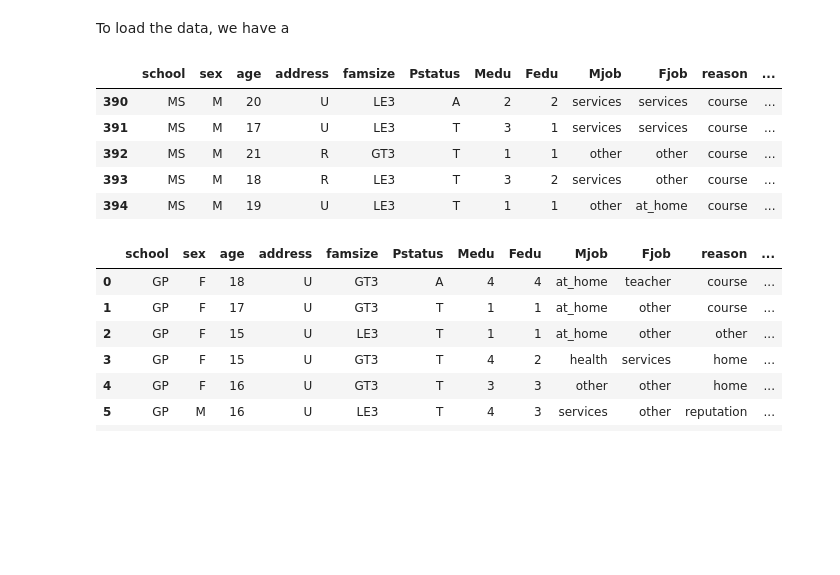
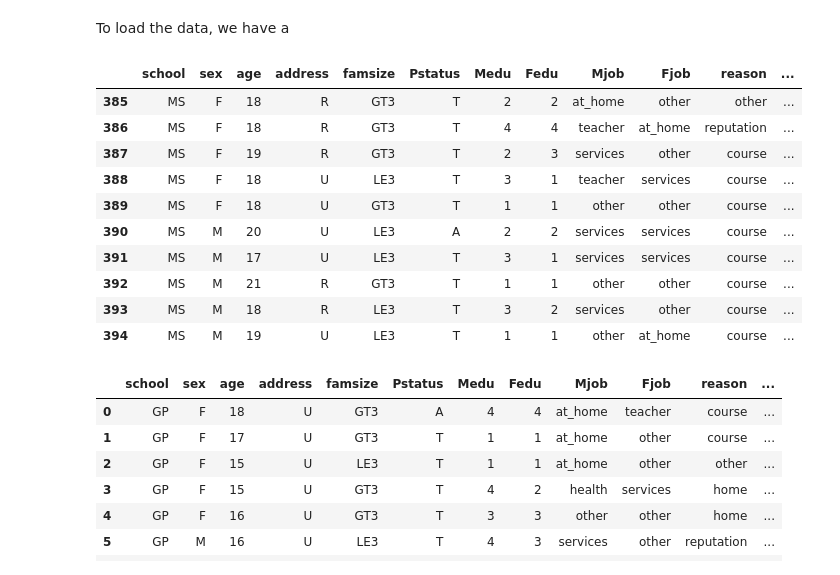
Before and after one commit to shivanishimpi/MLnow_2.0, a Jupyter notebook: 02_ExploratoryDataAnalysis.ipynb, the cells around one changed output. Saved outputs shown, nothing was run; the diff lists cells and outputs as text; code cells hidden in the pictures; blank space fills up the shorter version.

```diff
--- a/02_ExploratoryDataAnalysis.ipynb
+++ b/02_ExploratoryDataAnalysis.ipynb
@@ -52,9 +52,14 @@ To load the data, we have a
 # mathData = pd.read_csv('student-mat.csv') #load the csv file as dataframe
 mathData = pd.read_csv('student-mat.csv', sep=';') #load the csv file as dataframe
 # %%
-mathData.tail() #default is the number 5 if you dont specify anything
+mathData.tail(10) #default is the number 5 if you dont specify anything
 # %% [output]
 |  | school | sex | age | address | famsize | Pstatus | Medu | Fedu | Mjob | Fjob | reason | ... |
+| 385 | MS | F | 18 | R | GT3 | T | 2 | 2 | at_home | other | other | ... |
+| 386 | MS | F | 18 | R | GT3 | T | 4 | 4 | teacher | at_home | reputation | ... |
+| 387 | MS | F | 19 | R | GT3 | T | 2 | 3 | services | other | course | ... |
+| 388 | MS | F | 18 | U | LE3 | T | 3 | 1 | teacher | services | course | ... |
+| 389 | MS | F | 18 | U | GT3 | T | 1 | 1 | other | other | course | ... |
 | 390 | MS | M | 20 | U | LE3 | A | 2 | 2 | services | services | course | ... |
 | 391 | MS | M | 17 | U | LE3 | T | 3 | 1 | services | services | course | ... |
 | 392 | MS | M | 21 | R | GT3 | T | 1 | 1 | other | other | course | ... |
```
Also changed, not shown: parts of 18 cells of this notebook.
